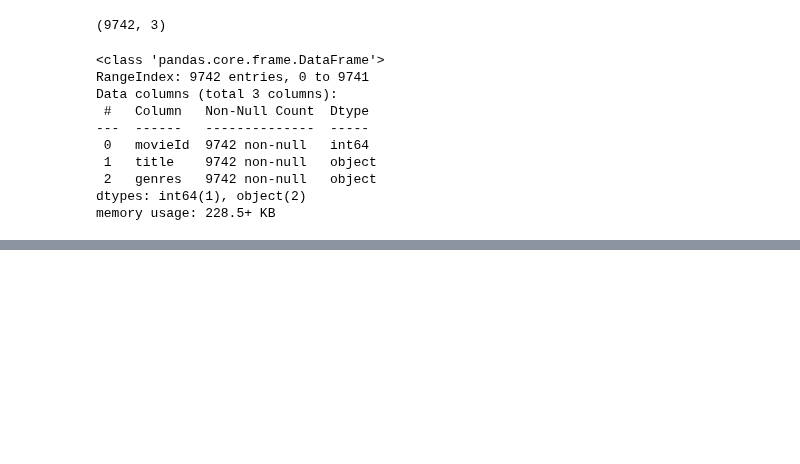
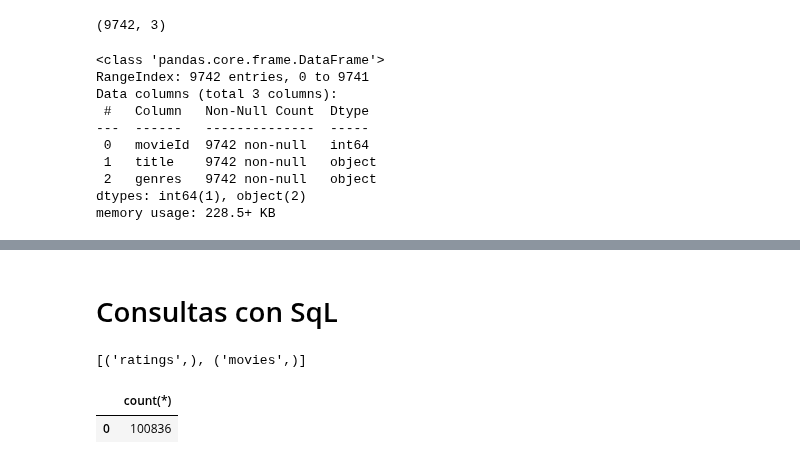
Before and after one commit to DanielMerkdo/ensayo, a Jupyter notebook: proyecto1_aa.ipynb, the cells around one changed output, grey strips where cells are left out. Cells and saved outputs as stored; diff of their text form; code cells hidden in the pictures; blank space fills up the shorter version.

```diff
--- a/proyecto1_aa.ipynb
+++ b/proyecto1_aa.ipynb
@@ -63,0 +156,13 @@ Index(['movieId', 'title', 'genres'], dtype='object')
+# %% [markdown]
+# Consultas con SqL
+# %%
+### para verificar las tablas que hay disponibles
+cur.execute("SELECT name FROM sqlite_master where type='table' ")
+cur.fetchall()
+# %% [output]
+[('ratings',), ('movies',)]
+# %%
+pd.read_sql("select count(*) from ratings", conex)
+# %% [output]
+|  | count(*) |
+| 0 | 100836 |
```
Also changed, not shown: parts of 19 cells of this notebook.
